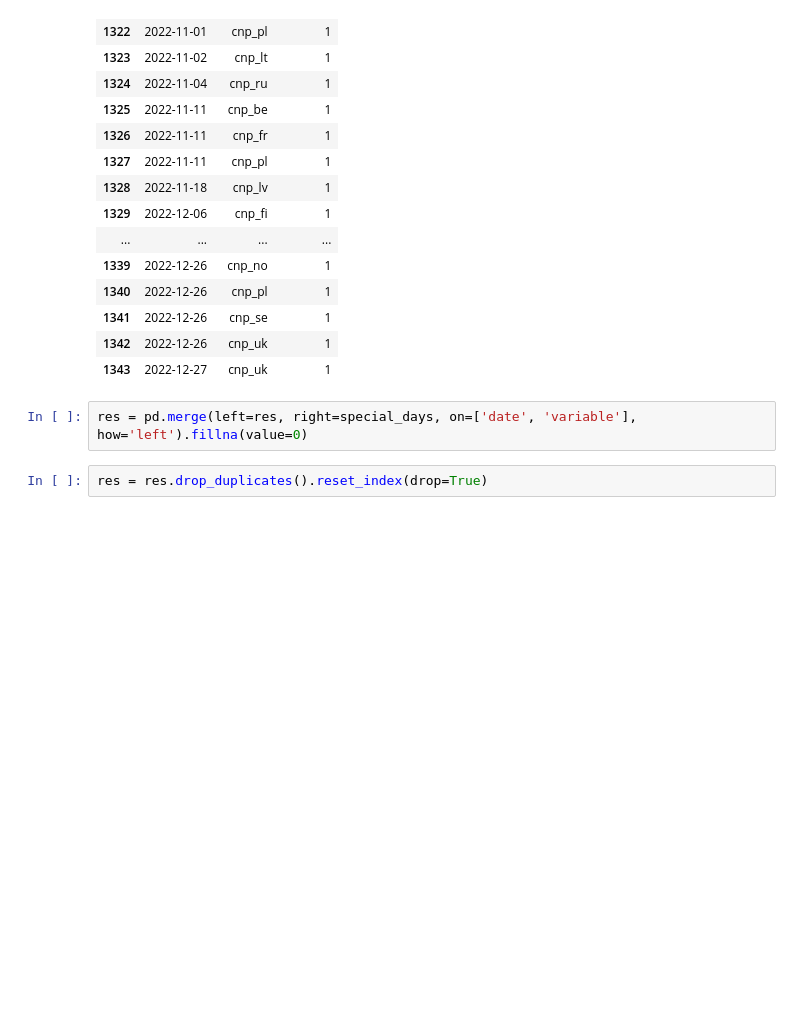
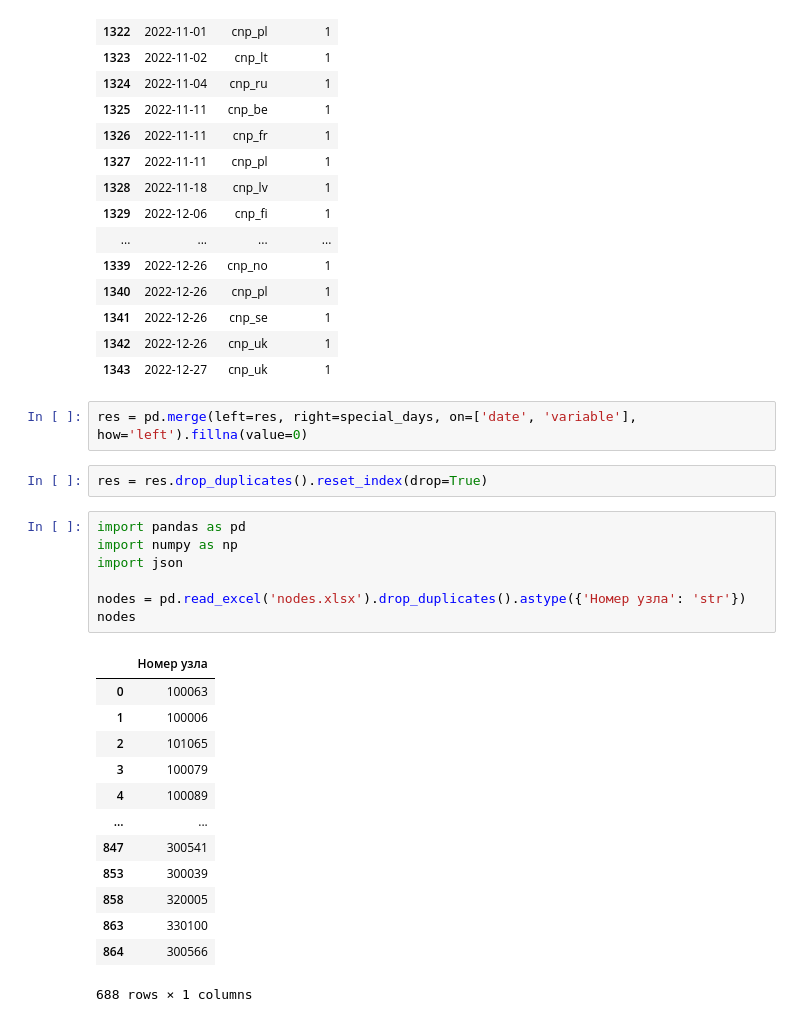
Before and after one commit to Skalolom/zone_cnp_forecasting, a Jupyter notebook: testing.ipynb, the cells around one changed output. Saved outputs shown, nothing was run; the diff lists cells and outputs as text; blank space fills up the shorter version.

```diff
--- a/testing.ipynb
+++ b/testing.ipynb
@@ -161,3 +161,24 @@ special_days['variable'] = special_days.apply(lambda x: 'cnp_' + x['variable'].l
 res = pd.merge(left=res, right=special_days, on=['date', 'variable'], how='left').fillna(value=0)
 # %%
 res = res.drop_duplicates().reset_index(drop=True)
+# %%
+import pandas as pd
+import numpy as np
+import json
+
+nodes = pd.read_excel('nodes.xlsx').drop_duplicates().astype({'Номер узла': 'str'})
+nodes
+# %% [output]
+|  | Номер узла |
+| 0 | 100063 |
+| 1 | 100006 |
+| 2 | 101065 |
+| 3 | 100079 |
+| 4 | 100089 |
+| ... | ... |
+| 847 | 300541 |
+| 853 | 300039 |
+| 858 | 320005 |
+| 863 | 330100 |
+| 864 | 300566 |
+688 rows × 1 columns
```
Also changed, not shown: parts of 3 cells of this notebook, 1 other file.
